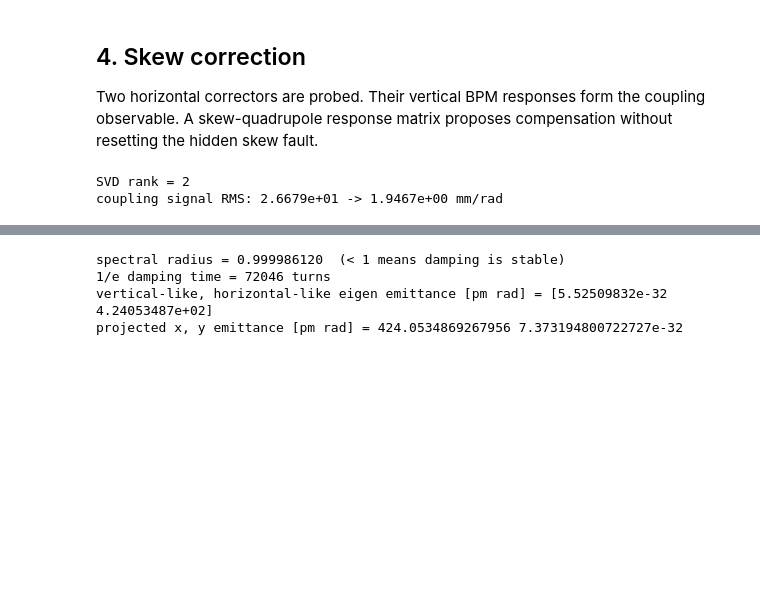
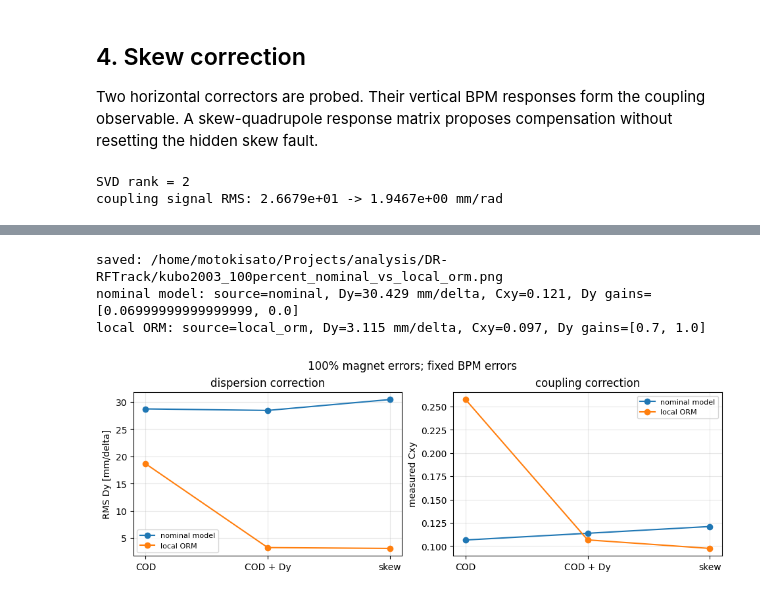
Before and after one commit to Motoki-Sato-hub/flight-simulator, a Jupyter notebook: Jupyter Notebooks/ATF2/DR_RFTrack_Correction_Validation.ipynb, the cells around one changed output, grey strips where cells are left out. Saved outputs shown, nothing was run; the diff lists cells and outputs as text; code cells hidden in the pictures; blank space fills up the shorter version.

```diff
--- a/Jupyter Notebooks/ATF2/DR_RFTrack_Correction_Validation.ipynb
+++ b/Jupyter Notebooks/ATF2/DR_RFTrack_Correction_Validation.ipynb
@@ -31,12 +31,21 @@ TWISS_TFS = REPOSITORY_ROOT / "Interfaces/ATF2/DR_ATF2/ATF_DR_20111111b_RFTrack_
 LATTICE_JSON = REPOSITORY_ROOT / "Interfaces/ATF2/DR_ATF2/ATF_DR_RFTrack_lattice.json"
 
 from Interfaces.ATF2.DR_ATF2.ATF_DR_RFTrack_correction import ATFDRRingCorrection
+from Interfaces.ATF2.DR_ATF2.ATF_DR_RFTrack_lattice import build_atf_dr_lattice
 from Interfaces.ATF2.DR_ATF2.ATF_DR_RFTrack_emittance import (
     build_equilibrium_lattice,
+    emittance_from_native_covariance,
     equilibrium_emittance_for_lattices,
     gaussian_bunch,
     track_emittance,
 )
+from Interfaces.ATF2.DR_ATF2.ATF_DR_RFTrack_state import (
+    apply_known_machine_state,
+    capture_known_machine_state,
+    read_known_machine_state,
+)
+
+ANALYSIS_DIR = REPOSITORY_ROOT.parent / "analysis/DR-RFTrack"
 
 print("SAD daihon:", SAD_DAIHON)
 print("RFTrack Twiss/TFS lattice:", TWISS_TFS)
@@ -229,17 +255,54 @@ one turn at a time for hundreds of thousands of turns.
 # %%
-deterministic_lattice = build_equilibrium_lattice(quantum=False)
-quantum_lattice = build_equilibrium_lattice(quantum=True)
-equilibrium = equilibrium_emittance_for_lattices(
-    deterministic_lattice, quantum_lattice, quantum_particles=64
-)
+import json
 
-print(f"spectral radius = {equilibrium.spectral_radius:.9f}  (< 1 means damping is stable)")
-print(f"1/e damping time = {equilibrium.damping_turns_one_over_e:.0f} turns")
-print("vertical-like, horizontal-like eigen emittance [pm rad] =", np.asarray(equilibrium.eigen_emittances_m_rad) * 1e12)
-print("projected x, y emittance [pm rad] =", equilibrium.projected_x_m_rad * 1e12, equilibrium.projected_y_m_rad * 1e12)
+result_paths = {
+    "nominal model": ANALYSIS_DIR / (
+        "kubo2003_rftrack_procedure_result_20111111b_SF1R_"
+        "probe_0p01mrad_solver_sad_greedy_rcond_1em02_seed_2003.json"
+    ),
+    "local ORM": ANALYSIS_DIR / (
+        "kubo2003_rftrack_procedure_result_20111111b_SF1R_"
+        "probe_0p01mrad_solver_sad_greedy_response_local_orm_"
+        "offset_1_roll_1_rcond_1em02_seed_2003.json"
+    ),
+}
+results = {
+    label: json.loads(path.read_text(encoding="utf-8"))
+    for label, path in result_paths.items()
+    if path.exists()
+}
+if len(results) != 2:
+    raise FileNotFoundError("Run kubo_style_procedure.py for nominal and local_orm first.")
+
+stages = ("after_cod", "after_cod_dispersion", "after_coupling")
+stage_labels = ("COD", "COD + Dy", "skew")
+metrics = (("true_dy_all_bpm_mm", "RMS Dy [mm/delta]"),
+           ("measured_cxy", "measured Cxy"))
+figure, axes = plt.subplots(1, 2, figsize=(9.5, 3.3), constrained_layout=True)
+for axis, (metric, ylabel) in zip(axes, metrics):
+    for label, result in results.items():
+        values = [result["stages"][stage][metric] for stage in stages]
+        axis.plot(stage_labels, values, "o-", label=label)
+    axis.set_ylabel(ylabel)
+    axis.grid(alpha=0.3)
+    axis.legend(fontsize=8)
+axes[0].set_title("dispersion correction")
+axes[1].set_title("coupling correction")
+figure.suptitle("100% magnet errors; fixed BPM errors")
+figure_path = ANALYSIS_DIR / "kubo2003_100percent_nominal_vs_local_orm.png"
+figure.savefig(figure_path, dpi=180)
+print("saved:", figure_path)
+
+for label, result in results.items():
+    settings = result["response_settings"]
+    gains = result["cod_dispersion_solver"]["dispersion_applied_gains"]
+    final = result["stages"]["after_coupling"]
+    source = settings.get("source", "nominal")
+    print(f"{label}: source={source}, Dy={final['true_dy_all_bpm_mm']:.3f} mm/delta, "
+          f"Cxy={final['measured_cxy']:.3f}, Dy gains={gains}")
 # %% [output]
-spectral radius = 0.999986120  (< 1 means damping is stable)
-1/e damping time = 72046 turns
-vertical-like, horizontal-like eigen emittance [pm rad] = [5.52509832e-32 4.24053487e+02]
-projected x, y emittance [pm rad] = 424.0534869267956 7.373194800722727e-32
+saved: /home/motokisato/Projects/analysis/DR-RFTrack/kubo2003_100percent_nominal_vs_local_orm.png
+nominal model: source=nominal, Dy=30.429 mm/delta, Cxy=0.121, Dy gains=[0.06999999999999999, 0.0]
+local ORM: source=local_orm, Dy=3.115 mm/delta, Cxy=0.097, Dy gains=[0.7, 1.0]
+[figure, added]
 # %% [markdown]
```
Also changed, not shown: parts of 16 cells of this notebook, 31 other files.
